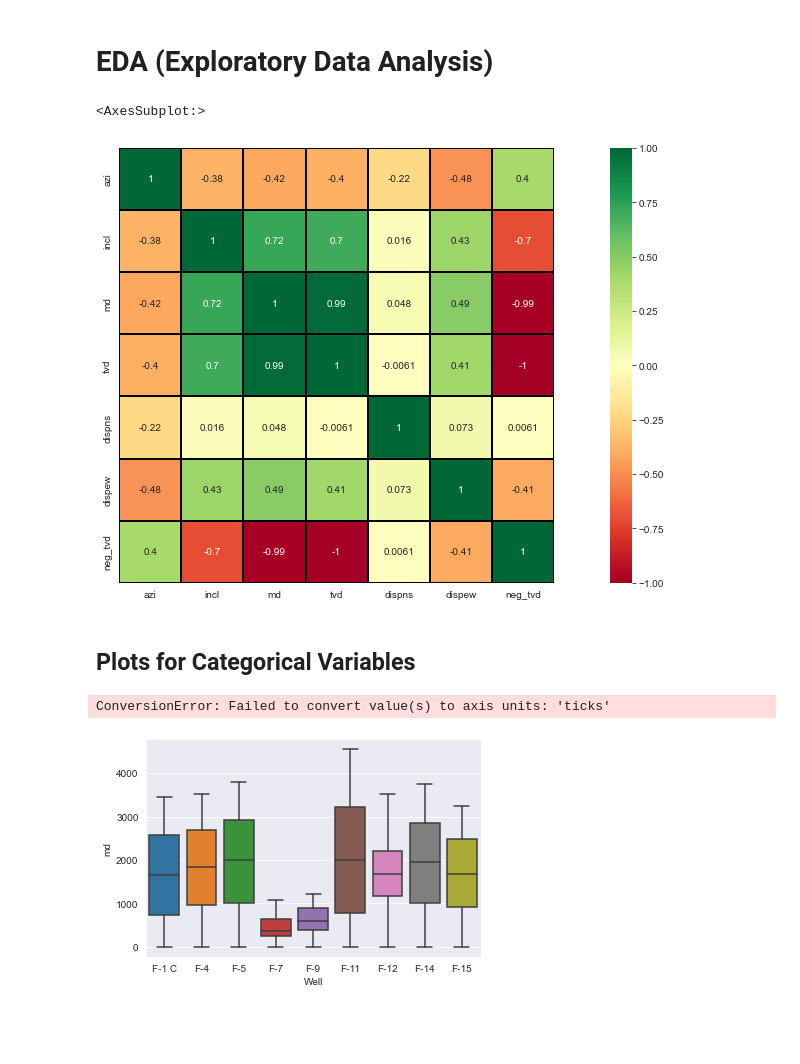
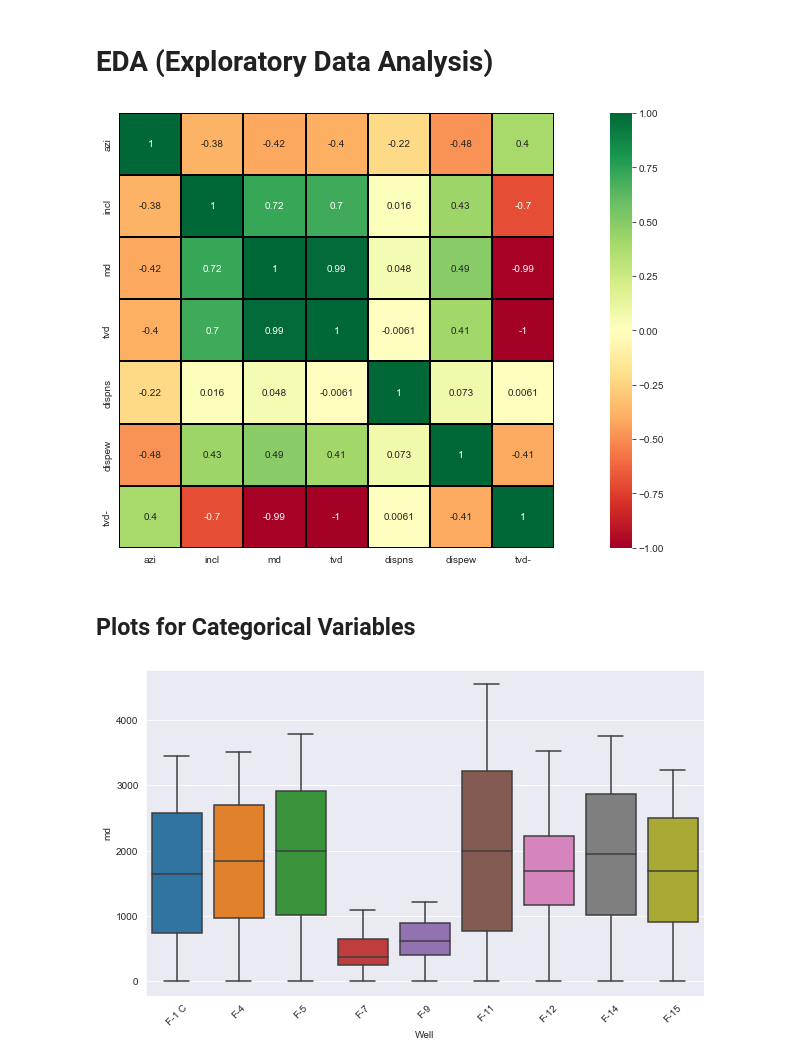
Before and after one commit to FreddyEcu-Ch/Drilling, a Jupyter notebook: DT_EDA.ipynb, the cells around one changed output. Saved outputs shown, nothing was run; the diff lists cells and outputs as text; code cells hidden in the pictures; blank space fills up the shorter version.

```diff
--- a/DT_EDA.ipynb
+++ b/DT_EDA.ipynb
@@ -152,4 +162,5 @@ F-7       456.369096
 F-9       598.263832
 Name: tvd, dtype: float64
 # %%
-df_all_wells['neg_tvd'] = df_all_wells['tvd']*-1
+df_all_wells['tvd-'] = df_all_wells['tvd'] * -1
+df_all_wells
@@ -188,16 +237,17 @@ corr = df_all_wells.corr()
 
 fig, ax1 = plt.subplots(figsize=(20,8))
 sns.heatmap(data=corr, cmap='RdYlGn', annot=True, linewidths=0.01, linecolor='black', square=True, ax=ax1)
+fig.show()
 # %% [output]
-<AxesSubplot:>
-[figure, old version]
+[figure, new version]
 # %% [markdown]
 ## Plots for Categorical Variables
 # %%
-ax = sns.boxplot(data=df_all_wells, x='Well', y='md')
-ax.set_xticks('ticks', rotation = 45)
+fig_1, ax = plt.subplots(figsize=(10, 6))
+sns.boxplot(data=df_all_wells, x='Well', y='md', ax=ax)
+plt.xticks(rotation = 45)
+fig_1.show()
 # %% [output]
-ConversionError: Failed to convert value(s) to axis units: 'ticks'
-[figure, old version]
+[figure, new version]
 # %%
 columns = ['azi', 'incl', 'md', 'tvd', 'dispns', 'dispew']
```
Also changed, not shown: parts of 14 cells of this notebook.
